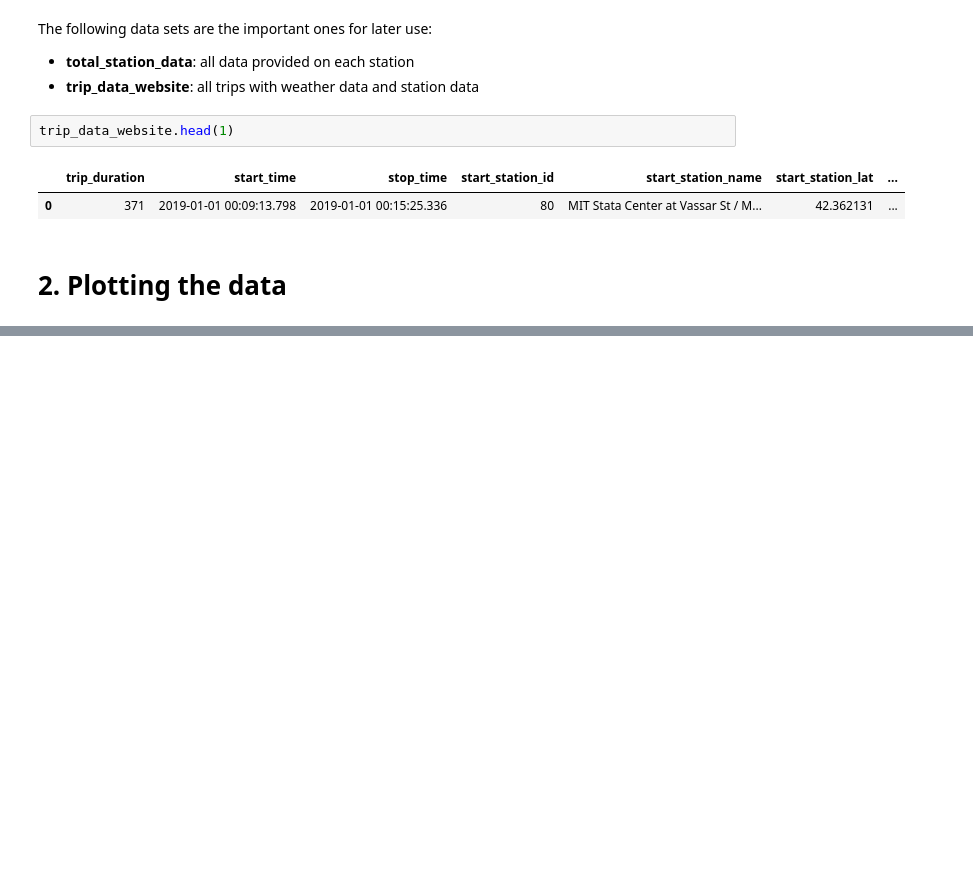
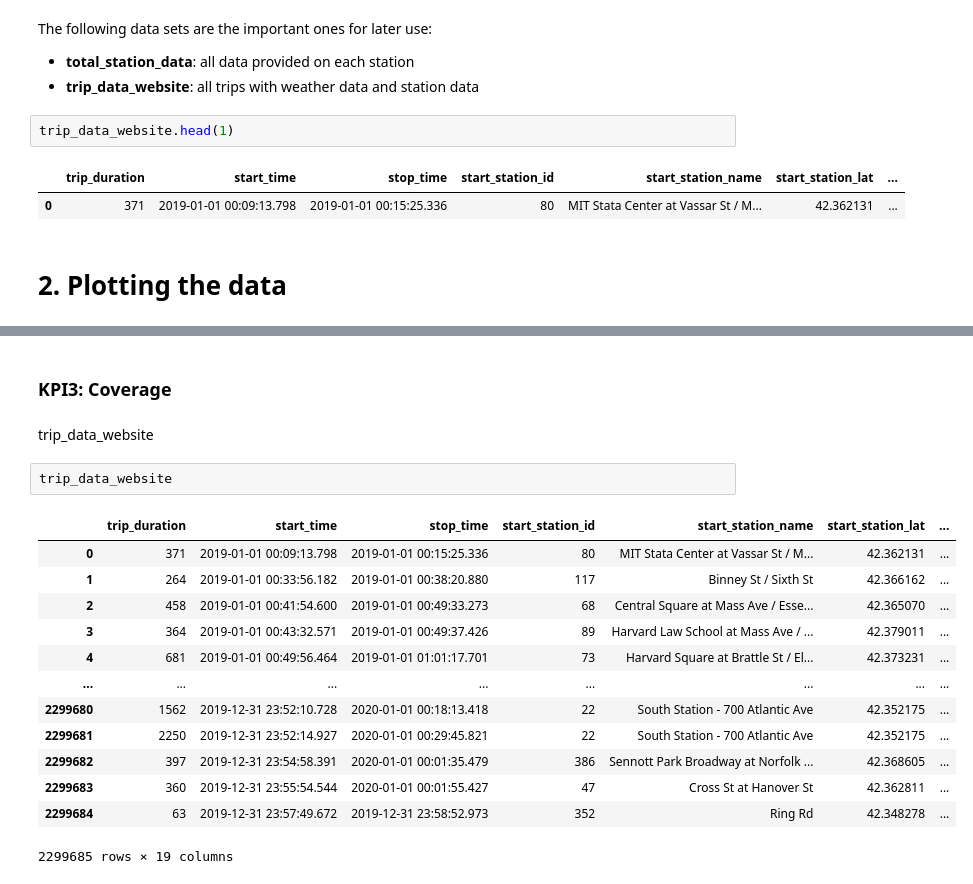
Before and after one commit to JuliusScheuerer/AA_Team_12_Assignment, a Jupyter notebook: AA_Team_12_Code.ipynb, the cells around one changed output, grey strips where cells are left out. Drawn from its saved outputs; the diff is of its cells as text; blank space fills up the shorter version.

```diff
--- a/AA_Team_12_Code.ipynb
+++ b/AA_Team_12_Code.ipynb
@@ -630,0 +775,20 @@ trip_data_website.head(1)
+# %% [markdown]
+### KPI3: Coverage
+# %% [markdown]
+trip_data_website
+# %%
+trip_data_website
+# %% [output]
+|  | trip_duration | start_time | stop_time | start_station_id | start_station_name | start_station_lat | ... |
+| 0 | 371 | 2019-01-01 00:09:13.798 | 2019-01-01 00:15:25.336 | 80 | MIT Stata Center at Vassar St / M... | 42.362131 | ... |
+| 1 | 264 | 2019-01-01 00:33:56.182 | 2019-01-01 00:38:20.880 | 117 | Binney St / Sixth St | 42.366162 | ... |
+| 2 | 458 | 2019-01-01 00:41:54.600 | 2019-01-01 00:49:33.273 | 68 | Central Square at Mass Ave / Esse... | 42.365070 | ... |
+| 3 | 364 | 2019-01-01 00:43:32.571 | 2019-01-01 00:49:37.426 | 89 | Harvard Law School at Mass Ave / ... | 42.379011 | ... |
+| 4 | 681 | 2019-01-01 00:49:56.464 | 2019-01-01 01:01:17.701 | 73 | Harvard Square at Brattle St / El... | 42.373231 | ... |
+| ... | ... | ... | ... | ... | ... | ... | ... |
+| 2299680 | 1562 | 2019-12-31 23:52:10.728 | 2020-01-01 00:18:13.418 | 22 | South Station - 700 Atlantic Ave | 42.352175 | ... |
+| 2299681 | 2250 | 2019-12-31 23:52:14.927 | 2020-01-01 00:29:45.821 | 22 | South Station - 700 Atlantic Ave | 42.352175 | ... |
+| 2299682 | 397 | 2019-12-31 23:54:58.391 | 2020-01-01 00:01:35.479 | 386 | Sennott Park Broadway at Norfolk ... | 42.368605 | ... |
+| 2299683 | 360 | 2019-12-31 23:55:54.544 | 2020-01-01 00:01:55.427 | 47 | Cross St at Hanover St | 42.362811 | ... |
+| 2299684 | 63 | 2019-12-31 23:57:49.672 | 2019-12-31 23:58:52.973 | 352 | Ring Rd | 42.348278 | ... |
+2299685 rows × 19 columns
```
Also changed, not shown: parts of 21 cells of this notebook.
